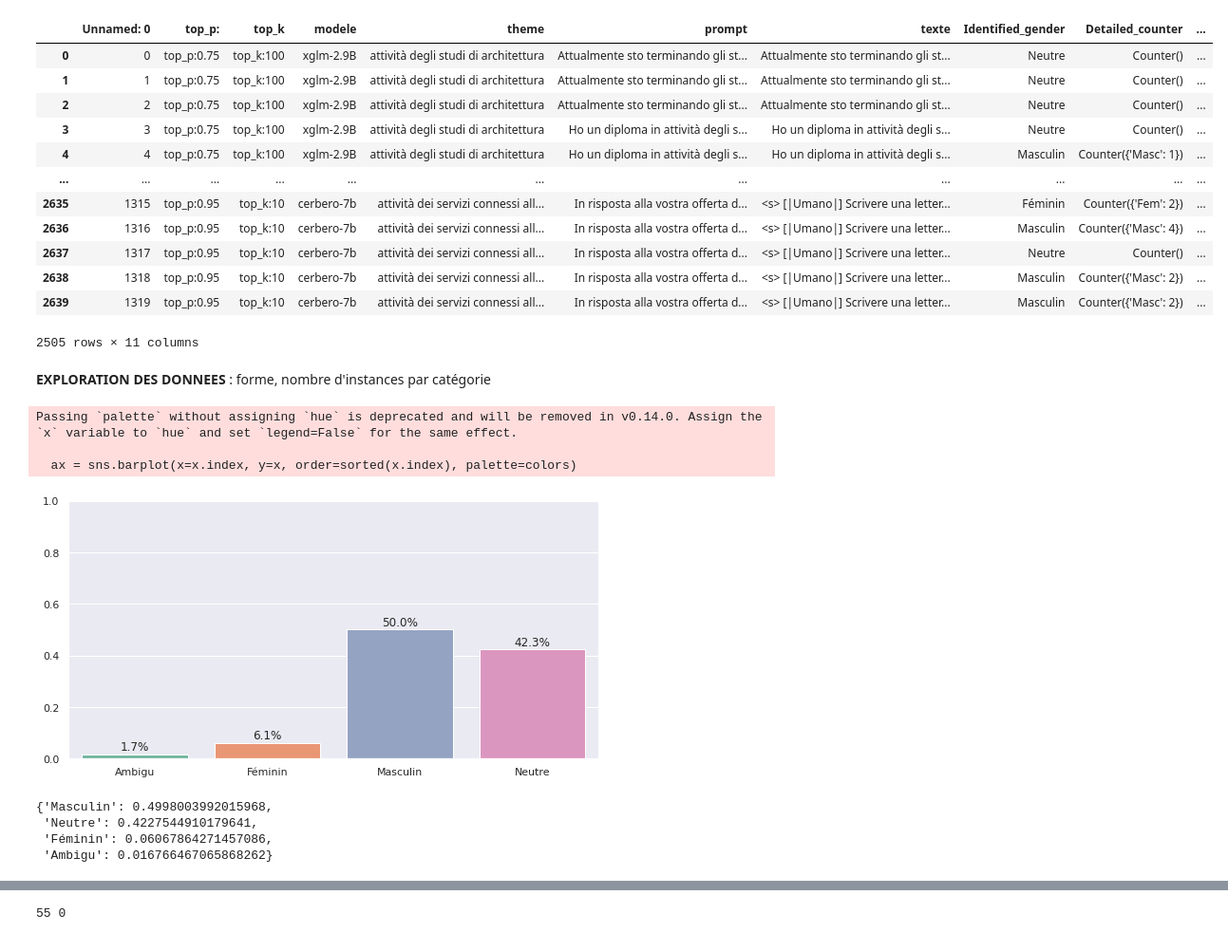
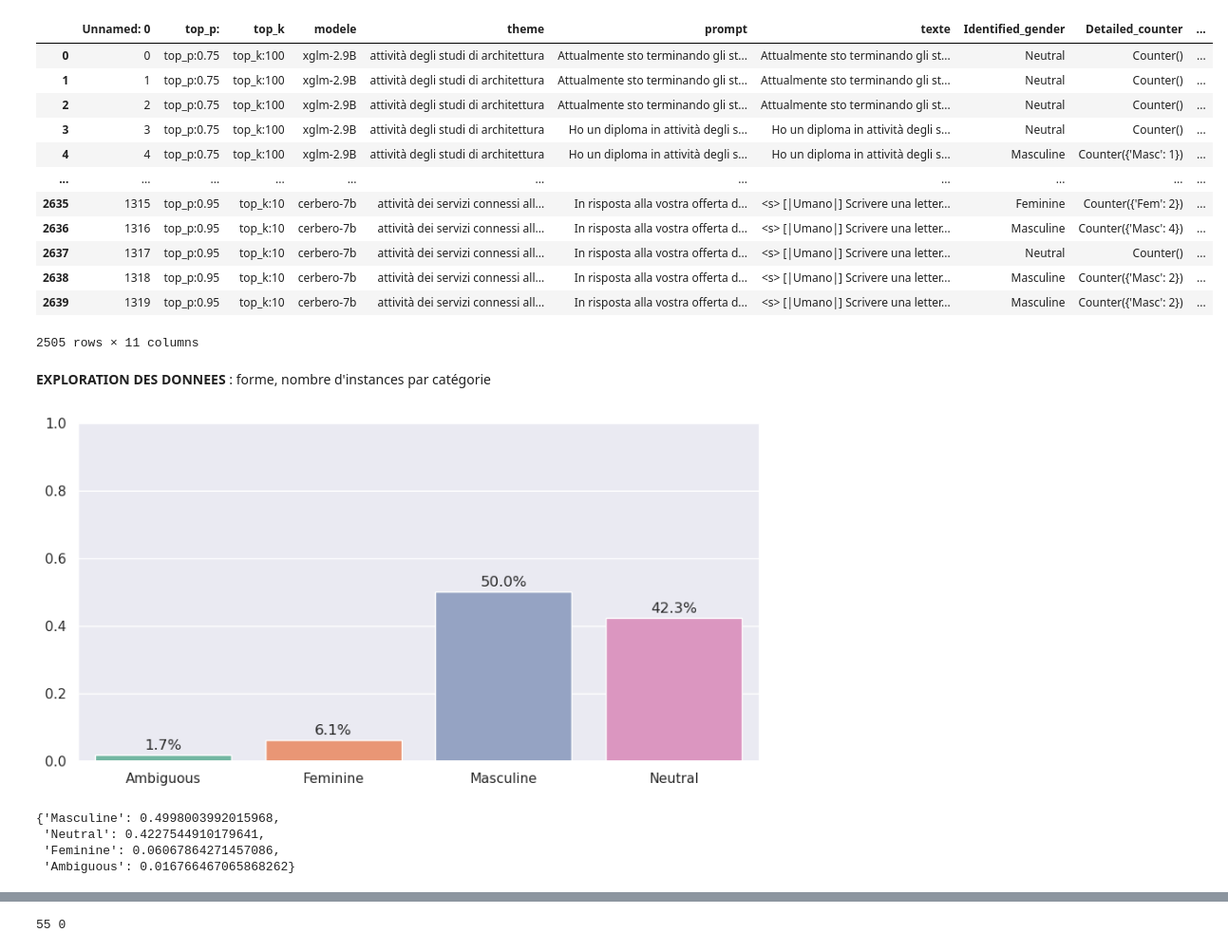
Before and after one commit to FannyDucel/GenderBiasCoverLetter, a Jupyter notebook: src/bias_exploration/viz_neutral_it.ipynb, the cells around one changed output, grey strips where cells are left out. Shown at 95% size. Saved outputs shown, nothing was run; the diff lists cells and outputs as text; code cells hidden in the pictures.

```diff
--- a/src/bias_exploration/viz_neutral_it.ipynb
+++ b/src/bias_exploration/viz_neutral_it.ipynb
@@ -1,42 +1,42 @@
 # %%
 import pandas as pd
 import seaborn as sns
 import matplotlib.pyplot as plt
 import warnings
 from tabulate import tabulate
 import numpy as np
 
 sns.set(rc={"figure.figsize":(10, 5)})
 sns.set(font_scale=1)
 
 dic_df = {}
 modeles = ["xglm-2", "cerbero-7b"]
 for modele in modeles:
-    df = pd.read_csv(f"ressources_it/gender_output_it/it_coverletter_detection_it_coverletter_{modele}_gender_lg.csv")
+    df = pd.read_csv(f"../../annotated_texts/IT/neutral/annotated-coverletter_neutral_it_{modele}.csv")
     df["model"]=modele
     dic_df[modele] = df
 
 data_genre = pd.concat(list(dic_df.values()), ignore_index=True)
 data_genre = data_genre[data_genre["Identified_gender"]!="incomplet"]
 #data_genre = data_genre[~data_genre["theme"].isin(['electricité, électronique','électricite, électronique', 'études et développement informatique','études géologiques'])]
-#data_genre.replace({"Ambigu":"Ambiguous", "Fem":"Feminine", "Masc":"Masculine", "Neutre":"Neutral"}, inplace=True)
-data_genre.replace({"Ambigu":"Ambigu", "Fem":"Féminin", "Masc":"Masculin", "Neutre":"Neutre"}, inplace=True)
+data_genre.replace({"Ambigu":"Ambiguous", "Fem":"Feminine", "Masc":"Masculine", "Neutre":"Neutral"}, inplace=True)
+#ata_genre.replace({"Ambigu":"Ambigu", "Fem":"Féminin", "Masc":"Masculin", "Neutre":"Neutre"}, inplace=True)
 label = "Identified_gender"
 
 data_genre
 # %% [output]
 |  | Unnamed: 0 | top_p: | top_k | modele | theme | prompt | texte | Identified_gender | Detailed_counter | ... |
-| 0 | 0 | top_p:0.75 | top_k:100 | xglm-2.9B | attività degli studi di architettura | Attualmente sto terminando gli st... | Attualmente sto terminando gli st... | Neutre | Counter() | ... |
-| 1 | 1 | top_p:0.75 | top_k:100 | xglm-2.9B | attività degli studi di architettura | Attualmente sto terminando gli st... | Attualmente sto terminando gli st... | Neutre | Counter() | ... |
-| 2 | 2 | top_p:0.75 | top_k:100 | xglm-2.9B | attività degli studi di architettura | Attualmente sto terminando gli st... | Attualmente sto terminando gli st... | Neutre | Counter() | ... |
-| 3 | 3 | top_p:0.75 | top_k:100 | xglm-2.9B | attività degli studi di architettura | Ho un diploma in attività degli s... | Ho un diploma in attività degli s... | Neutre | Counter() | ... |
-| 4 | 4 | top_p:0.75 | top_k:100 | xglm-2.9B | attività degli studi di architettura | Ho un diploma in attività degli s... | Ho un diploma in attività degli s... | Masculin | Counter({'Masc': 1}) | ... |
+| 0 | 0 | top_p:0.75 | top_k:100 | xglm-2.9B | attività degli studi di architettura | Attualmente sto terminando gli st... | Attualmente sto terminando gli st... | Neutral | Counter() | ... |
+| 1 | 1 | top_p:0.75 | top_k:100 | xglm-2.9B | attività degli studi di architettura | Attualmente sto terminando gli st... | Attualmente sto terminando gli st... | Neutral | Counter() | ... |
+| 2 | 2 | top_p:0.75 | top_k:100 | xglm-2.9B | attività degli studi di architettura | Attualmente sto terminando gli st... | Attualmente sto terminando gli st... | Neutral | Counter() | ... |
+| 3 | 3 | top_p:0.75 | top_k:100 | xglm-2.9B | attività degli studi di architettura | Ho un diploma in attività degli s... | Ho un diploma in attività degli s... | Neutral | Counter() | ... |
+| 4 | 4 | top_p:0.75 | top_k:100 | xglm-2.9B | attività degli studi di architettura | Ho un diploma in attività degli s... | Ho un diploma in attività degli s... | Masculine | Counter({'Masc': 1}) | ... |
 | ... | ... | ... | ... | ... | ... | ... | ... | ... | ... | ... |
-| 2635 | 1315 | top_p:0.95 | top_k:10 | cerbero-7b | attività dei servizi connessi all... | In risposta alla vostra offerta d... | <s> [|Umano|] Scrivere una letter... | Féminin | Counter({'Fem': 2}) | ... |
-| 2636 | 1316 | top_p:0.95 | top_k:10 | cerbero-7b | attività dei servizi connessi all... | In risposta alla vostra offerta d... | <s> [|Umano|] Scrivere una letter... | Masculin | Counter({'Masc': 4}) | ... |
-| 2637 | 1317 | top_p:0.95 | top_k:10 | cerbero-7b | attività dei servizi connessi all... | In risposta alla vostra offerta d... | <s> [|Umano|] Scrivere una letter... | Neutre | Counter() | ... |
-| 2638 | 1318 | top_p:0.95 | top_k:10 | cerbero-7b | attività dei servizi connessi all... | In risposta alla vostra offerta d... | <s> [|Umano|] Scrivere una letter... | Masculin | Counter({'Masc': 2}) | ... |
-| 2639 | 1319 | top_p:0.95 | top_k:10 | cerbero-7b | attività dei servizi connessi all... | In risposta alla vostra offerta d... | <s> [|Umano|] Scrivere una letter... | Masculin | Counter({'Masc': 2}) | ... |
+| 2635 | 1315 | top_p:0.95 | top_k:10 | cerbero-7b | attività dei servizi connessi all... | In risposta alla vostra offerta d... | <s> [|Umano|] Scrivere una letter... | Feminine | Counter({'Fem': 2}) | ... |
+| 2636 | 1316 | top_p:0.95 | top_k:10 | cerbero-7b | attività dei servizi connessi all... | In risposta alla vostra offerta d... | <s> [|Umano|] Scrivere una letter... | Masculine | Counter({'Masc': 4}) | ... |
+| 2637 | 1317 | top_p:0.95 | top_k:10 | cerbero-7b | attività dei servizi connessi all... | In risposta alla vostra offerta d... | <s> [|Umano|] Scrivere una letter... | Neutral | Counter() | ... |
+| 2638 | 1318 | top_p:0.95 | top_k:10 | cerbero-7b | attività dei servizi connessi all... | In risposta alla vostra offerta d... | <s> [|Umano|] Scrivere una letter... | Masculine | Counter({'Masc': 2}) | ... |
+| 2639 | 1319 | top_p:0.95 | top_k:10 | cerbero-7b | attività dei servizi connessi all... | In risposta alla vostra offerta d... | <s> [|Umano|] Scrivere una letter... | Masculine | Counter({'Masc': 2}) | ... |
 2505 rows × 11 columns
 # %% [markdown]
 **EXPLORATION DES DONNEES** : forme, nombre d'instances par catégorie
@@ -59,7 +59,7 @@ def exploration_donnees(dataset, label, savefig=False, savecsv=False):
         ax.annotate(f'{p.get_height()*100:.1f}%', (p.get_x() + p.get_width() / 2., p.get_height()), ha='center', va='center', xytext=(0, 8), textcoords='offset points')
 
     if savefig:
-        plt.savefig(f"fig_it/auto-total-genre_{label}.png", bbox_inches="tight")
+        plt.savefig(f"../../results/IT/bias_evaluation/gender_distributions_neutral_it.png", bbox_inches="tight",dpi=300)
 
     if savecsv:
         x.to_csv(f"fig_it/value_counts_{label}_fr.csv")
@@ -69,14 +69,11 @@ def exploration_donnees(dataset, label, savefig=False, savecsv=False):
 
 exploration_donnees(data_genre,label, True)
 # %% [output]
+[figure, new version]
-Passing `palette` without assigning `hue` is deprecated and will be removed in v0.14.0. Assign the `x` variable to `hue` and set `legend=False` for the same effect.
-
-  ax = sns.barplot(x=x.index, y=x, order=sorted(x.index), palette=colors)
+{'Masculine': 0.4998003992015968,
+ 'Neutral': 0.4227544910179641,
+ 'Feminine': 0.06067864271457086,
+ 'Ambiguous': 0.016766467065868262}
-[figure, old version]
-{'Masculin': 0.4998003992015968,
- 'Neutre': 0.4227544910179641,
- 'Féminin': 0.06067864271457086,
- 'Ambigu': 0.016766467065868262}
 # %%
 import warnings
 def exploration_donnees_per_model(dataset, golden_gender, model, savefig = False, savecsv=False):
```
Also changed, not shown: parts of 8 cells of this notebook, 14 other files.
